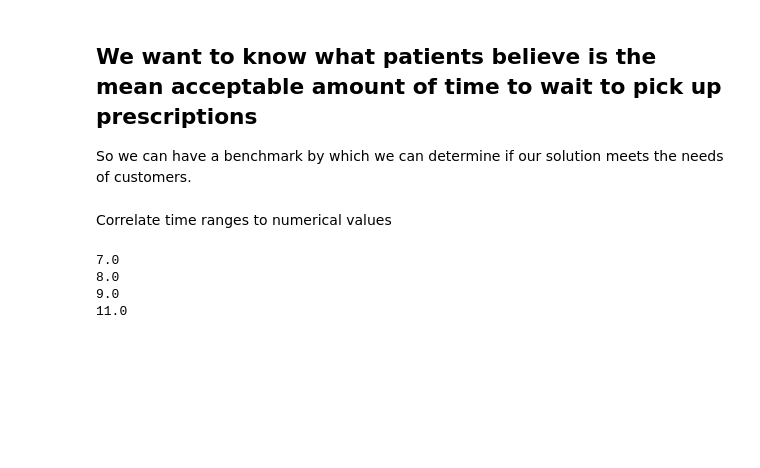
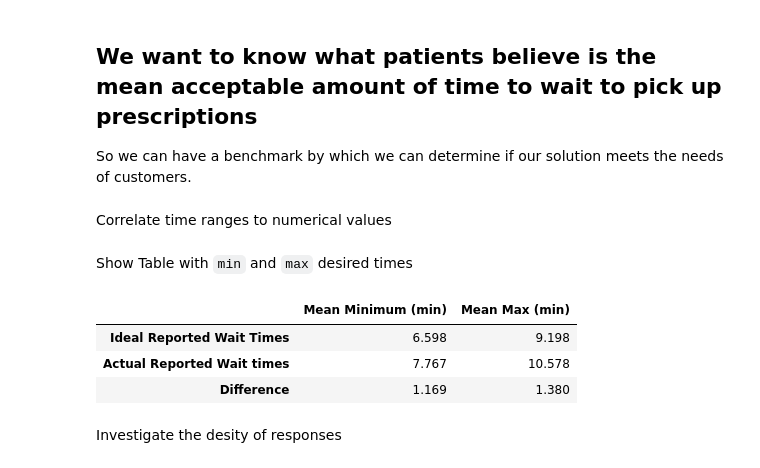
Before and after one commit to pharma-box/science, a Jupyter notebook: survey-analysis/patient-analysis.ipynb, the cells around one changed output. Cells and saved outputs as stored; diff of their text form; code cells hidden in the pictures; blank space fills up the shorter version.

```diff
--- a/survey-analysis/patient-analysis.ipynb
+++ b/survey-analysis/patient-analysis.ipynb
@@ -151,7 +150,6 @@ min_ideal_wait_times_val = "Min ideal reported wait times"
 min_actual_wait_times_val = "Min actual reported wait times"
 max_ideal_wait_times_val = "Max ideal reported wait times"
 max_actual_wait_times_val = "Max actual reported wait times"
-df_times["id"] = df["id"]
 df_times[min_ideal_wait_times_val] = df[target_ideal]
 df_times[min_actual_wait_times_val] = df[target_true]
 df_times[max_ideal_wait_times_val] = df[target_ideal]
@@ -180,15 +178,32 @@ for range in time_ranges:
         df_times[max_actual_wait_times_val] == range[0], max_actual_wait_times_val
     ] = range[2]
 
-mean_min_ideal = np.mean(df_times[min_ideal_wait_times_val])
-mean_min_actual = np.mean(df_times[min_actual_wait_times_val])
-mean_max_ideal = np.mean(df_times[max_ideal_wait_times_val])
-mean_max_actual = np.mean(df_times[max_actual_wait_times_val])
+mean_min_ideal = np.round(np.mean(df_times[min_ideal_wait_times_val]), 3)
+mean_min_actual = np.round(np.mean(df_times[min_actual_wait_times_val]), 3)
+mean_max_ideal = np.round(np.mean(df_times[max_ideal_wait_times_val]), 3)
+mean_max_actual = np.round(np.mean(df_times[max_actual_wait_times_val]), 3)
+stddev_mean_min_ideal = np.round(np.std(df_times[min_ideal_wait_times_val]), 3)
+diff_min = abs(mean_min_ideal - mean_min_actual)
+diff_max = abs(mean_max_ideal - mean_max_actual)
 
 
-df_mean_times = pd.DataFrame([])
+df_mean_times = pd.DataFrame(
+    [
+        [mean_min_ideal, mean_max_ideal],
+        [mean_min_actual, mean_max_actual],
+        [diff_min, diff_max],
+    ],
+    columns=["Mean Minimum (min)", "Mean Max (min)"],
+    index=["Ideal Reported Wait Times", "Actual Reported Wait times", "Difference"],
+)
-# %% [output]
-7.0
-8.0
-9.0
-11.0
+# %% [markdown]
+Show Table with `min` and `max` desired times
+# %%
+disp(df_mean_times)
+# %% [output]
+|  | Mean Minimum (min) | Mean Max (min) |
+| Ideal Reported Wait Times | 6.598 | 9.198 |
+| Actual Reported Wait times | 7.767 | 10.578 |
+| Difference | 1.169 | 1.380 |
+# %% [markdown]
+Investigate the desity of responses
```
Also changed, not shown: parts of 5 cells of this notebook.
